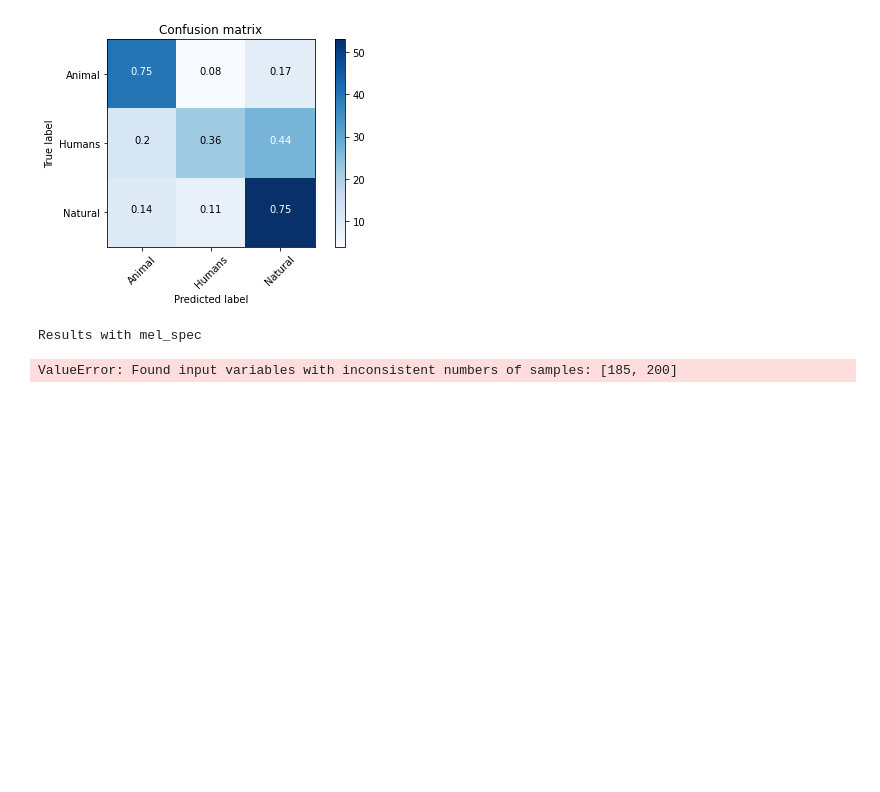
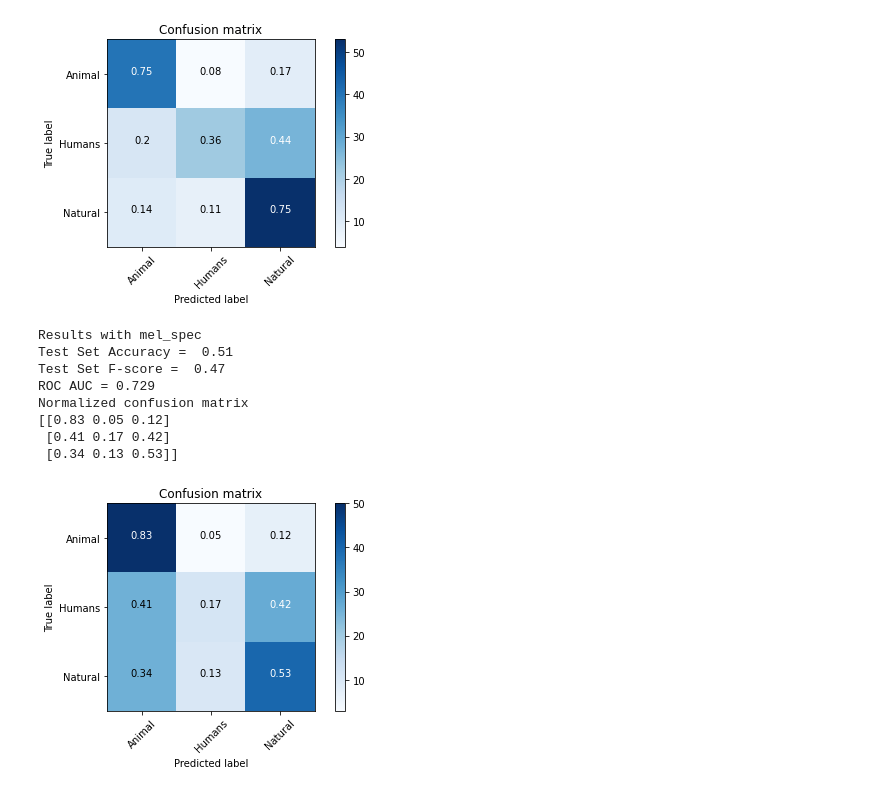
Before and after one commit to faviasono/audio-event-tagging, a Jupyter notebook: src/models/svm/svm.ipynb, the cells around one changed output. Drawn from its saved outputs; the diff is of its cells as text; code cells hidden in the pictures; blank space fills up the shorter version.

```diff
--- a/src/models/svm/svm.ipynb
+++ b/src/models/svm/svm.ipynb
@@ -112,7 +112,14 @@ pred_probs2 = svm_classifier2.predict_proba(X_test2)
 # %%
 #Display results
 print('Results with mel_spec')
-display_results(y_test, pred_probs2)
+display_results(y_test2, pred_probs2)
 # %% [output]
 Results with mel_spec
+Test Set Accuracy =  0.51
+Test Set F-score =  0.47
+ROC AUC = 0.729
+Normalized confusion matrix
+[[0.83 0.05 0.12]
+ [0.41 0.17 0.42]
+ [0.34 0.13 0.53]]
-ValueError: Found input variables with inconsistent numbers of samples: [185, 200]
+[figure, added]
```
